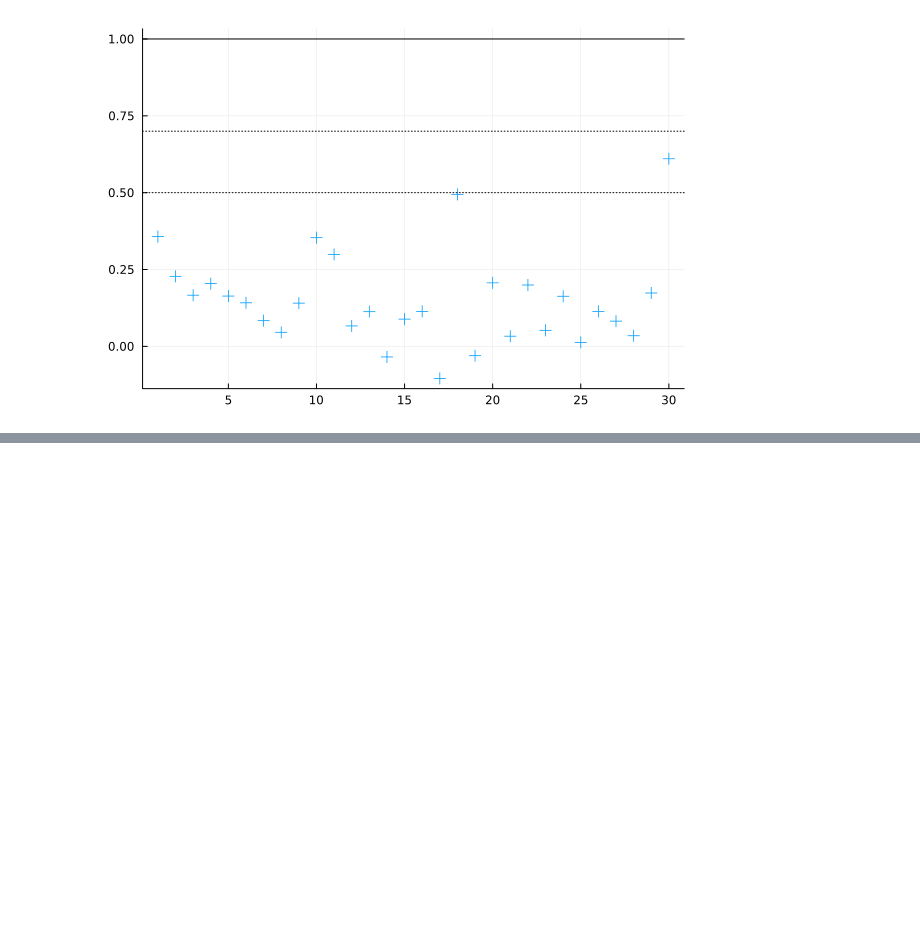
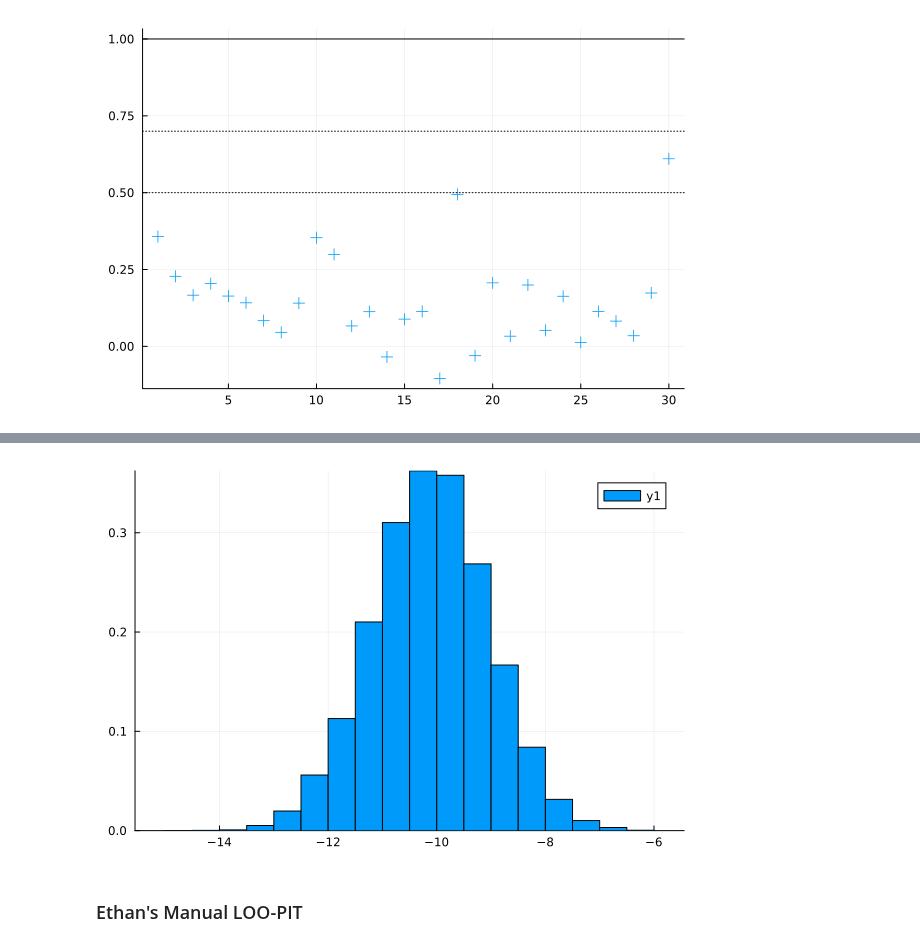
Before and after one commit to e34smith/LOO_PIT_Manual, a Jupyter notebook: Capse_Planck/EthanVsMarcoManualLOOPIT.ipynb, the cells around one changed output, grey strips where cells are left out. Saved outputs shown, nothing was run; the diff lists cells and outputs as text; code cells hidden in the pictures; blank space fills up the shorter version.

Commit message:
April 21st, Marco Manual Test

```diff
--- a/Capse_Planck/EthanVsMarcoManualLOOPIT.ipynb
+++ b/Capse_Planck/EthanVsMarcoManualLOOPIT.ipynb
@@ -214,0 +216,11 @@ Hint: a global variable of this name may be made accessible by importing StatsBa
+# %%
+y_1_array = []
+for i in 1:8
+    y_1_array = append!(y_1_array, y_pred_array[:,i,1])
+end
+# %%
+histogram(y_1_array, normalize=:pdf, bins = 20)
+# %% [output]
+[figure, added]
+# %% [markdown]
+### Ethan's Manual LOO-PIT
```
Also changed, not shown: parts of 14 cells of this notebook, 2 other files.
